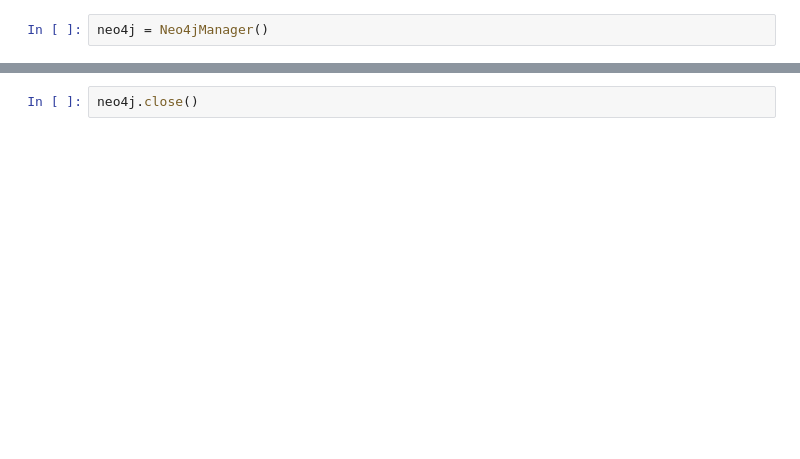
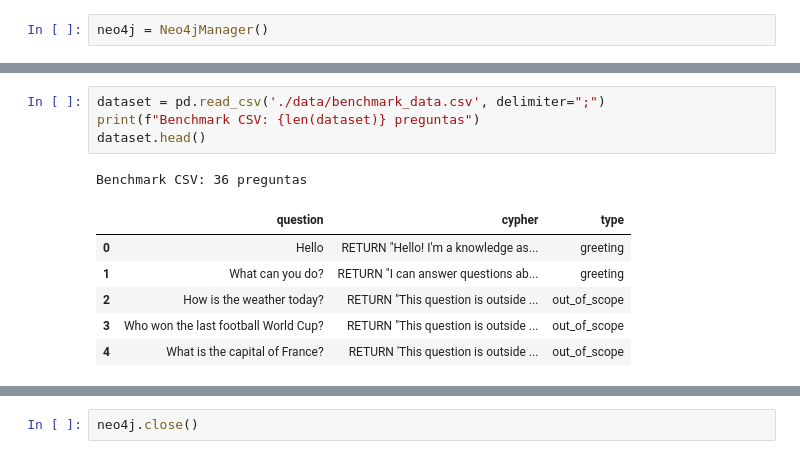
Before and after one commit to pedrolemi/Folktales-Graph-RAG, a Jupyter notebook: 4_retrieval.ipynb, the cells around one changed output, grey strips where cells are left out. Saved outputs shown, nothing was run; the diff lists cells and outputs as text; blank space fills up the shorter version.

```diff
--- a/4_retrieval.ipynb
+++ b/4_retrieval.ipynb
@@ -10,0 +24,12 @@ neo4j = Neo4jManager()
+# %%
+dataset = pd.read_csv('./data/benchmark_data.csv', delimiter=";")
+print(f"Benchmark CSV: {len(dataset)} preguntas")
+dataset.head()
+# %% [output]
+Benchmark CSV: 36 preguntas
+|  | question | cypher | type |
+| 0 | Hello | RETURN "Hello! I'm a knowledge as... | greeting |
+| 1 | What can you do? | RETURN "I can answer questions ab... | greeting |
+| 2 | How is the weather today? | RETURN "This question is outside ... | out_of_scope |
+| 3 | Who won the last football World Cup? | RETURN "This question is outside ... | out_of_scope |
+| 4 | What is the capital of France? | RETURN 'This question is outside ... | out_of_scope |
```
Also changed, not shown: parts of 15 cells of this notebook, 16 other files.
